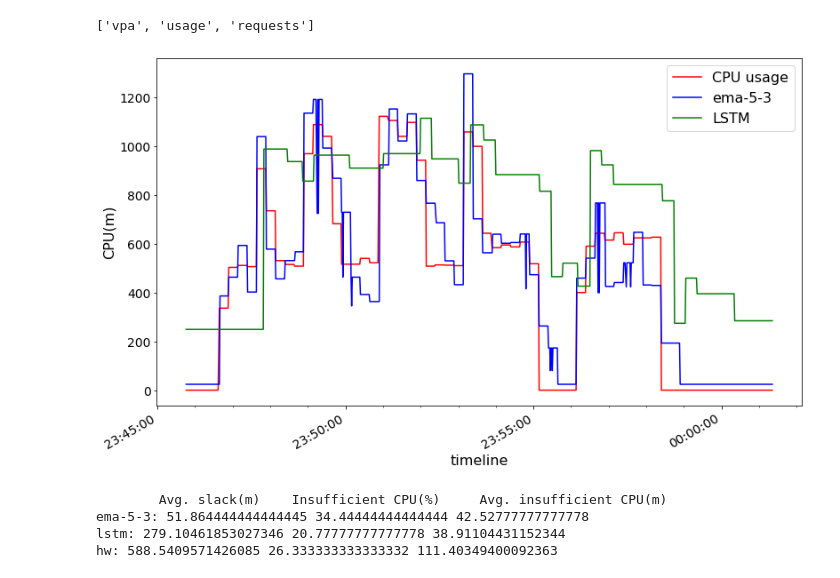
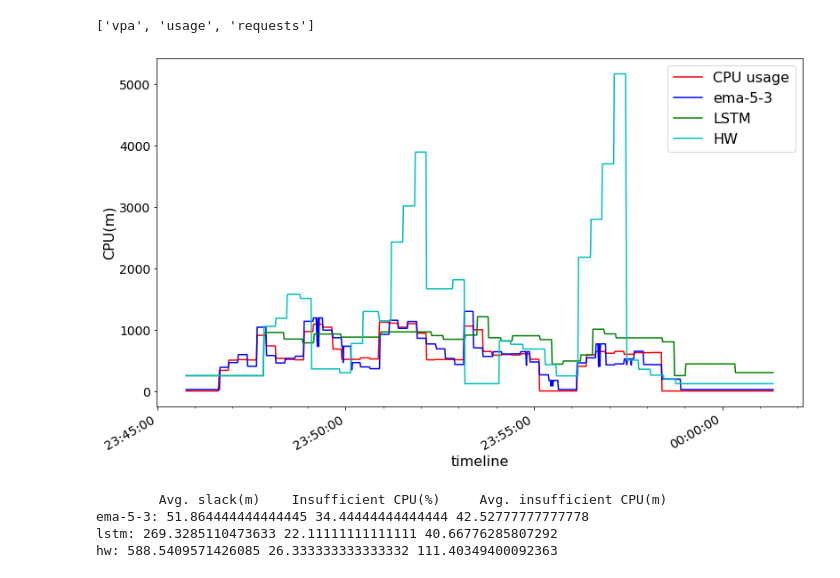
Before and after one commit to ZhaoNeil/On-Demand-Resizing, a Jupyter notebook: data/comparison.ipynb, the cells around one changed output. Drawn from its saved outputs; the diff is of its cells as text; code cells hidden in the pictures.

```diff
--- a/data/comparison.ipynb
+++ b/data/comparison.ipynb
@@ -213,6 +213,8 @@ while i <= len(series):
     output_data = lstm_predict(input_data, model, steps_in, n_features)
 
     lstm_target = output_data[0]
+    lstm_lower = output_data[1]
+    lstm_upper = output_data[2]
     if lstm_target < 0:
         lstm_target = 0
     if lstm_lower < 0:
@@ -271,21 +273,21 @@ while i <= len(series):
 # %%
 fig, ax = plt.subplots(1,1,figsize=(13,8),sharex=True,sharey=True)
 # ax.scatter(request.time, request.cpu,marker='.',label='request')
 ax.plot(usage.time, usage.cpu,label='CPU usage',color='r')
 ax.plot(vpa.time, vpa.target_cpu,label='ema-5-3',color='b')
 ax.plot(usage.time, lstm_requests[:len(usage.time)],label='LSTM',color='g')
-# ax.plot(usage.time, hw_requests[:len(usage.time)],label='HW',color='c')
+ax.plot(usage.time, hw_requests[:len(usage.time)],label='HW',color='c')
 ax.legend(fontsize=16)
 ax.set_ylabel('CPU(m)', fontsize=16)
 ax.set_xlabel('timeline', fontsize=16)
 ax.xaxis.set_major_formatter(mdates.DateFormatter('%H:%M:%S'))
 ax.xaxis.set_minor_locator(mdates.MinuteLocator())
 fig.autofmt_xdate() #rotate labels
 plt.yticks(size = 14)
 plt.xticks(size = 14)
 plt.show()
 # %% [output]
-[figure, old version]
+[figure, new version]
 # %%
 def evaluate(usage, prediction):
     slack = list(map(operator.sub, prediction, usage))
@@ -303,7 +305,7 @@ def evaluate(usage, prediction):
 ema = []
 lstm = []
 hw = []
-sma = evaluate(usage.cpu, vpa.target_cpu)
+ema = evaluate(usage.cpu, vpa.target_cpu)
 lstm = evaluate(usage.cpu, lstm_requests)
 hw = evaluate(usage.cpu, hw_requests)
 print("\tAvg. slack(m)\t Insufficient CPU(%)\t Avg. insufficient CPU(m)")
@@ -313,5 +315,5 @@ print("hw:", hw[0], hw[1], hw[2])
 # %% [output]
         Avg. slack(m)    Insufficient CPU(%)     Avg. insufficient CPU(m)
 ema-5-3: 51.864444444444445 34.44444444444444 42.52777777777778
-lstm: 279.10461853027346 20.77777777777778 38.91104431152344
+lstm: 269.3285110473633 22.11111111111111 40.66776285807292
 hw: 588.5409571426085 26.333333333333332 111.40349400092363
```
